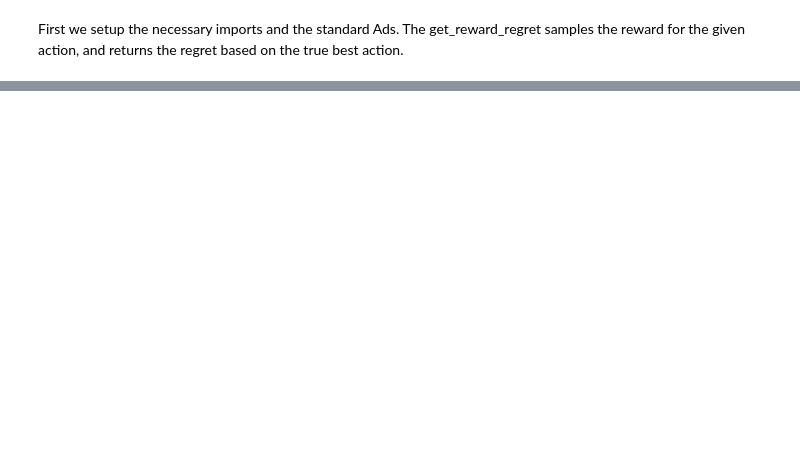
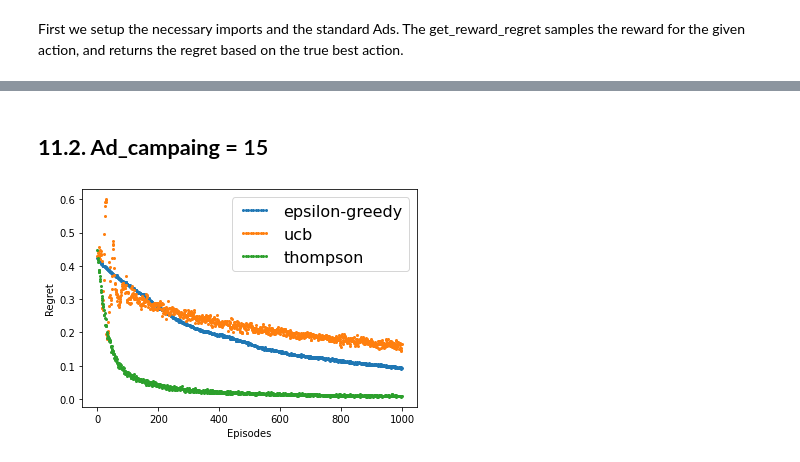
Before and after one commit to Abhishek-Gargha-Maheshwarappa/Reinforcement-Ad-Campaing-Optimization, a Jupyter notebook: AD_Campaing_modeling_with_Reinforcemnet_Learning.ipynb, the cells around one changed output, grey strips where cells are left out. Cells and saved outputs as stored; diff of their text form; code cells hidden in the pictures; blank space fills up the shorter version.

```diff
--- a/AD_Campaing_modeling_with_Reinforcemnet_Learning.ipynb
+++ b/AD_Campaing_modeling_with_Reinforcemnet_Learning.ipynb
@@ -320,0 +144,35 @@ experiment(ad_camp)
+# %%
+ucb_c = 2
+class UCB():
+  """
+  Epsilon Greedy with incremental update.
+  Based on Sutton and Barto pseudo-code, page. 24
+  """
+  def __init__(self, ads):
+    global ucb_c
+    self.ucb_c = ucb_c
+    self.ads = ads
+    self.ad_camp = ads.ad_camp
+    self.Q = np.zeros(self.ad_camp) # q-value of actions
+    self.N = np.zeros(self.ad_camp) + 0.0001 # action count
+    self.timestep = 1
+
+  @staticmethod
+  def name():
+    return 'ucb'
+
+  def get_action(self):
+    ln_timestep = np.log(np.full(self.ad_camp, self.timestep))
+    confidence = self.ucb_c * np.sqrt(ln_timestep/self.N)
+    action = np.argmax(self.Q + confidence)
+    self.timestep += 1
+    return action
+
+  def get_reward_regret(self, arm):
+    reward, regret = self.ads.get_reward_regret(arm)
+    self._update_params(arm, reward)
+    return reward, regret
+
+  def _update_params(self, arm, reward):
+    self.N[arm] += 1 # increment action count
+    self.Q[arm] += 1/self.N[arm] * (reward - self.Q[arm]) # inc. update rule
@@ -320,0 +391,11 @@ experiment(ad_camp)
+# %% [markdown]
+## **11.2. Ad_campaing =** 15
+# %%
+# Experiment 2
+ad_camp = 15
+epsilon = 0.01
+ucb_c = 2
+stationary=True
+experiment(ad_camp)
+# %% [output]
+[figure, added]
```
Also changed, not shown: parts of 93 cells of this notebook.
